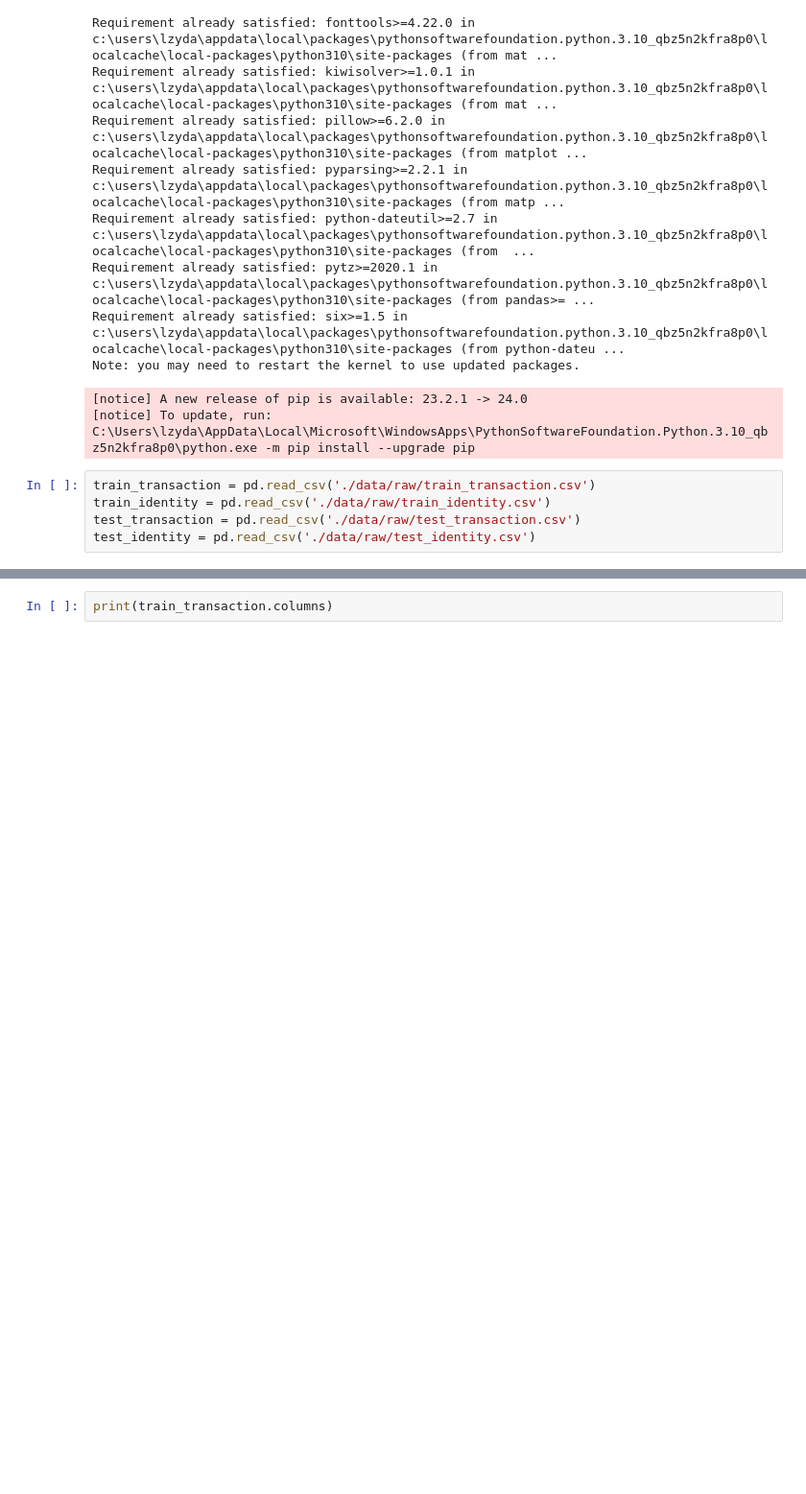
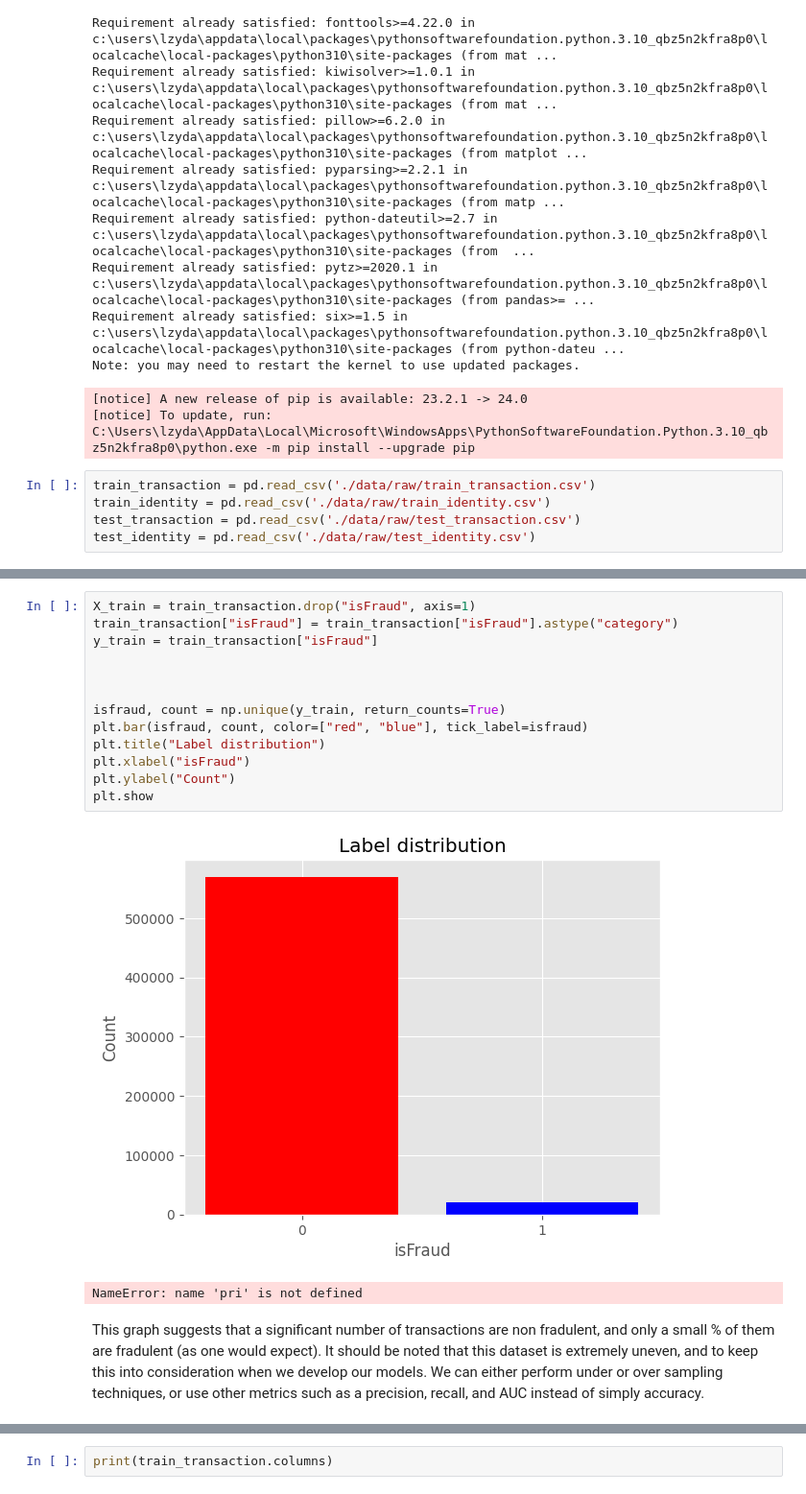
Before and after one commit to lulucopter/dsa4263-fraud-detection, a Jupyter notebook: DSA4263 Project.ipynb, the cells around one changed output, grey strips where cells are left out. Shown at 96% size. Drawn from its saved outputs; the diff is of its cells as text; blank space fills up the shorter version.

```diff
--- a/DSA4263 Project.ipynb
+++ b/DSA4263 Project.ipynb
@@ -44 +79,19 @@ test_transaction = test_transaction.merge(test_identity, how='left', left_index=
+# %%
+X_train = train_transaction.drop("isFraud", axis=1)
+train_transaction["isFraud"] = train_transaction["isFraud"].astype("category")
+y_train = train_transaction["isFraud"]
+
+
+
+isfraud, count = np.unique(y_train, return_counts=True)
+plt.bar(isfraud, count, color=["red", "blue"], tick_label=isfraud)
+plt.title("Label distribution")
+plt.xlabel("isFraud")
+plt.ylabel("Count")
+plt.show
+# %% [output]
+[figure, added]
+NameError: name 'pri' is not defined
+# %% [markdown]
+This graph suggests that a significant number of transactions are non fradulent, and only a small % of them are fradulent (as one would expect). It should be noted that this dataset is extremely uneven, and to keep this into consideration when we develop our models. We can either perform under or over sampling techniques, or use other metrics such as a precision, recall, and AUC instead of simply accuracy.
 # %%
```
Also changed, not shown: parts of 23 cells of this notebook.
